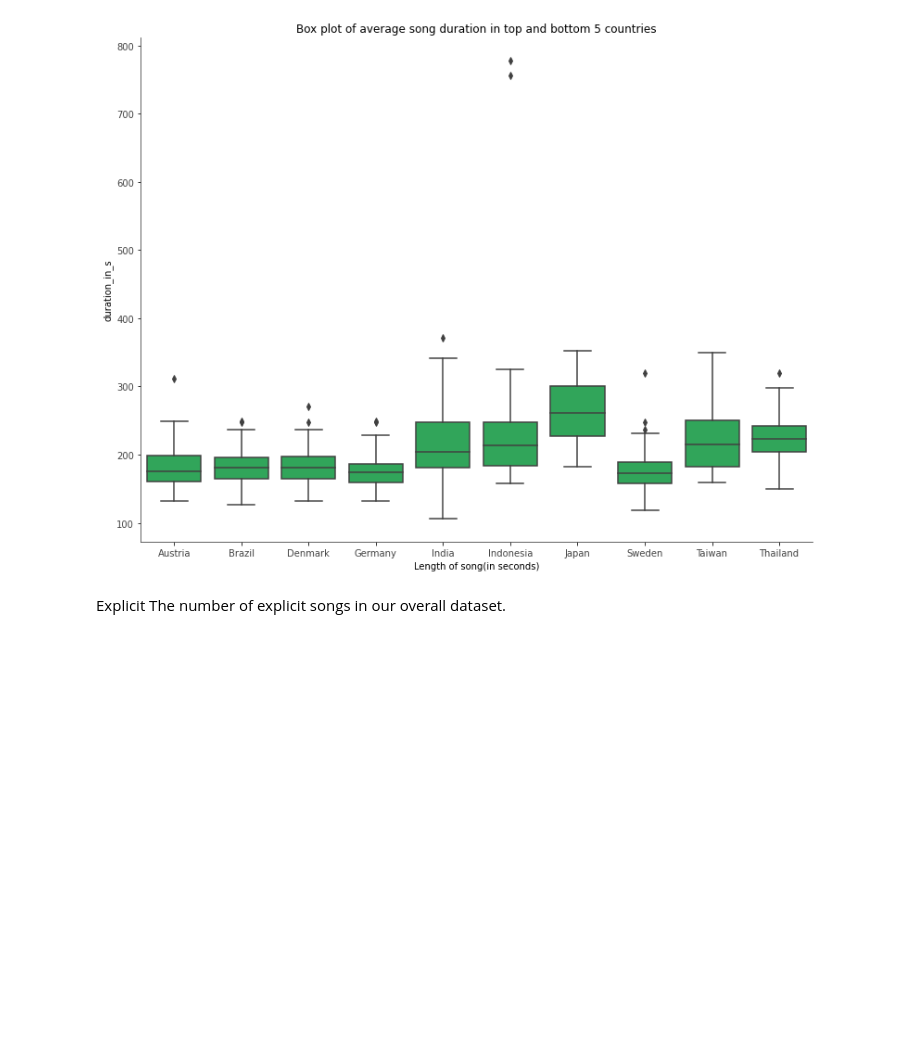
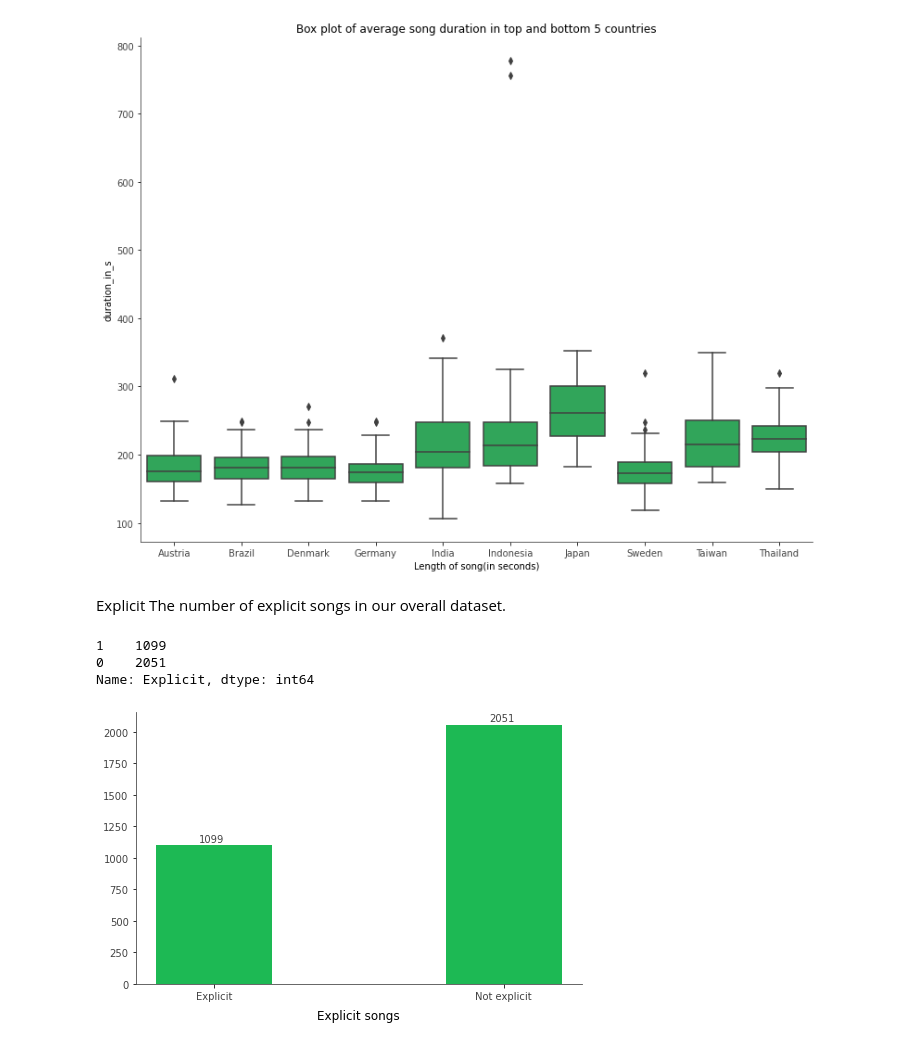
Before and after one commit to uditkatyal/songfitt_, a Jupyter notebook: analysisByLocation.ipynb, the cells around one changed output. Cells and saved outputs as stored; diff of their text form; code cells hidden in the pictures; blank space fills up the shorter version.

```diff
--- a/analysisByLocation.ipynb
+++ b/analysisByLocation.ipynb
@@ -4,7 +4,7 @@ import numpy as np
 import matplotlib.pyplot as plt
 import seaborn as sns
 # %%
-data_df = pd.read_csv("SpotGenTrack/DataSources/SpotifyTopSongsByCountry.csv")
+data_df = pd.read_csv("SpotGenTrack/DataSources/by_location.csv")
 # %%
 data_df.shape
 # %% [output]
@@ -271,3 +271,33 @@ plt.show()
 # %% [markdown]
 Explicit
 The number of explicit songs in our overall dataset.
+# %%
+exp_data = data_df["Explicit"].value_counts().sort_values()
+exp_data
+# %% [output]
+1    1099
+0    2051
+Name: Explicit, dtype: int64
+# %%
+height = exp_data.values
+bars = ["Explicit", "Not explicit"]
+y_pos = range(0,4,2)
+
+fig = plt.figure(figsize=[8,5], frameon=False)
+ax = fig.gca()
+ax.spines["top"].set_visible(False)
+ax.spines["right"].set_visible(False)
+ax.spines["left"].set_color("#424242")
+ax.spines["bottom"].set_color("#424242")
+
+plt.bar(y_pos, height, color="#1db954", width=0.8)
+
+plt.xticks(y_pos, bars, color="#424242")
+plt.yticks(color="#424242")
+for i, v in enumerate(height):
+    ax.text((i)*2 - 0.1, v+30, str(v), color='#424242')
+plt.title("Explicit songs", y=-0.15)
+
+plt.show()
+# %% [output]
+[figure, added]
```
Also changed, not shown: parts of 4 cells of this notebook, 3 other files.
